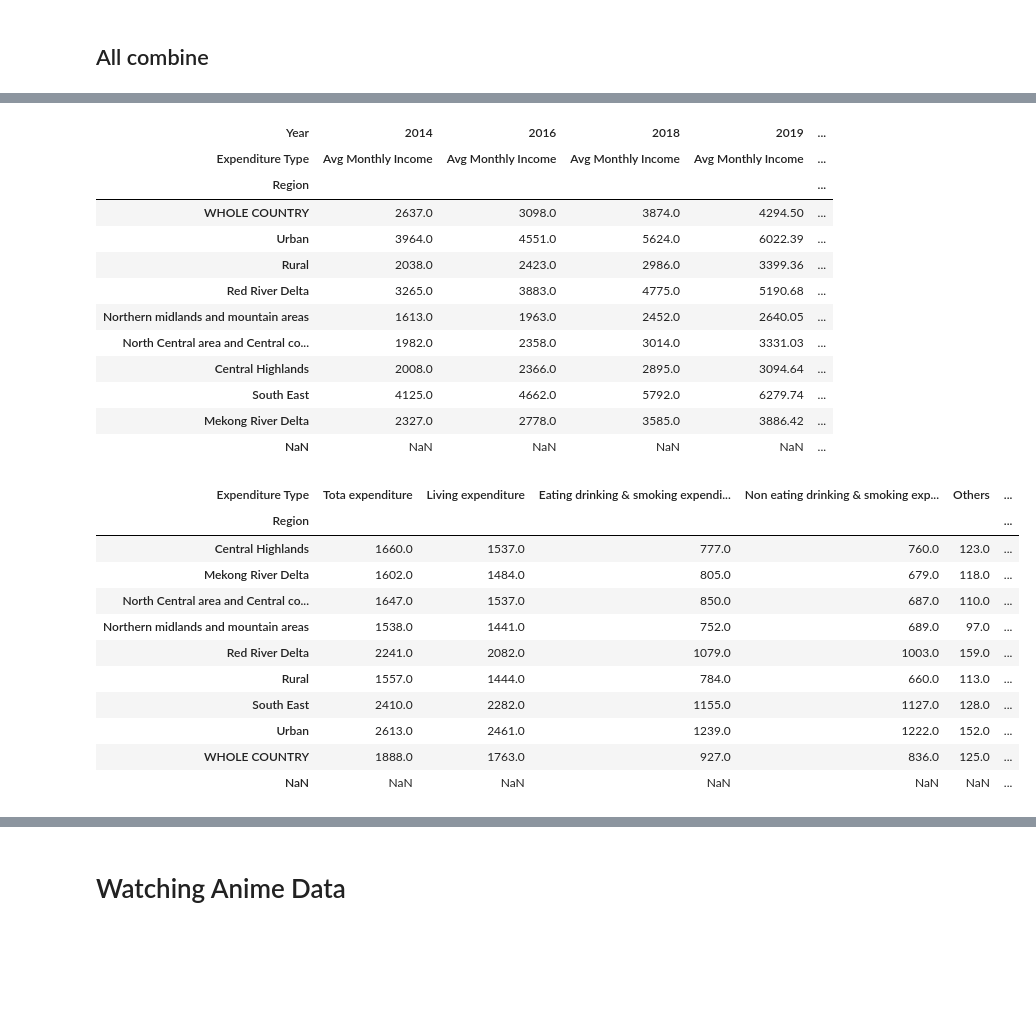
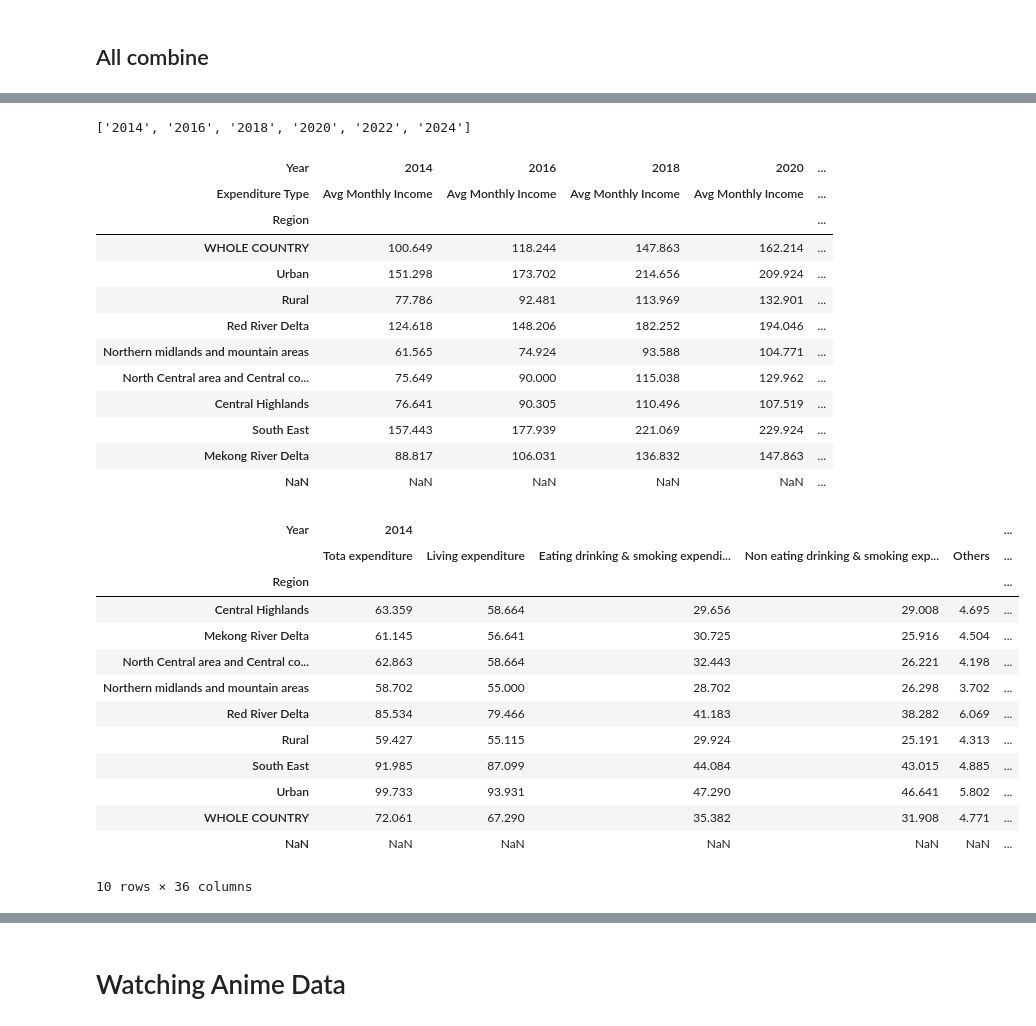
Before and after one commit to quocan91tc/DALAS_Project, a Jupyter notebook: main.ipynb, the cells around one changed output, grey strips where cells are left out. Cells and saved outputs as stored; diff of their text form; code cells hidden in the pictures; blank space fills up the shorter version.

```diff
--- a/main.ipynb
+++ b/main.ipynb
@@ -469,7 +500,7 @@ df_avg_expenditure = df_avg_expenditure.set_index('Region')
 new_columns = [tuple(c.split(' ', 1)) for c in df_avg_expenditure.columns]
 
 # Create the MultiIndex
-df_avg_expenditure.columns = pd.MultiIndex.from_tuples(new_columns, names=['Year', 'Expenditure Type'])
+df_avg_expenditure.columns = pd.MultiIndex.from_tuples(new_columns, names=['Year', 'Stats'])
 
 df_avg_expenditure
 # %% [output]
@@ -497,6 +543,7 @@ np.float64(1239.0)
 df_avg_income = pd.read_csv('data/VN_avg_monthly_income_1424.csv', header=1)
 # Normalize pivot column name
 df_avg_income = df_avg_income.rename(columns={'Residence and region': 'Region'})
+df_avg_income.columns = df_avg_income.columns.str.replace("Prel. ", "")
 
 # Set Region column as index
 df_avg_income = df_avg_income.set_index('Region')
@@ -505,7 +552,7 @@ df_avg_income = df_avg_income.set_index('Region')
 numeric_cols = df_avg_income.select_dtypes(include=np.number).columns
 
 # 2. convert from VND to USD with the rate 1 USD = 26200 VND
-df_avg_income[numeric_cols] = df_avg_income[numeric_cols] * 1000
+df_avg_income[numeric_cols] = np.round(df_avg_income[numeric_cols] * 1000 / 26200, 3)
 
 df_avg_income
 # %% [output]
@@ -550,45 +610,55 @@ df_employed
+# %%
+list_years = list(df_avg_expenditure.columns.get_level_values('Year').unique())
+list_years
+# %% [output]
+['2014', '2016', '2018', '2020', '2022', '2024']
 # %%
 # IMPORTANT: Give a name to this new data type
 new_data_type = 'Avg Monthly Income'
 
 # Create a MultiIndex where the top level is the year and the bottom is our new name
-income_cols = [(year, new_data_type) for year in df_avg_income.columns]
+income_cols = [(year, new_data_type) for year in df_avg_income.columns ]
 df_avg_income.columns = pd.MultiIndex.from_tuples(income_cols, names=['Year', 'Expenditure Type'])
 
+cols_to_keep = [col for col in df_avg_income.columns if col in list_years]
+df_avg_income = df_avg_income[list_years]
+
 df_avg_income
 # %% [output]
-| Year | 2014 | 2016 | 2018 | 2019 | ... |
+| Year | 2014 | 2016 | 2018 | 2020 | ... |
 | Expenditure Type | Avg Monthly Income | Avg Monthly Income | Avg Monthly Income | Avg Monthly Income | ... |
 | Region |  |  |  |  | ... |
-| WHOLE COUNTRY | 2637.0 | 3098.0 | 3874.0 | 4294.50 | ... |
-| Urban | 3964.0 | 4551.0 | 5624.0 | 6022.39 | ... |
-| Rural | 2038.0 | 2423.0 | 2986.0 | 3399.36 | ... |
-| Red River Delta | 3265.0 | 3883.0 | 4775.0 | 5190.68 | ... |
-| Northern midlands and mountain areas | 1613.0 | 1963.0 | 2452.0 | 2640.05 | ... |
-| North Central area and Central co... | 1982.0 | 2358.0 | 3014.0 | 3331.03 | ... |
-| Central Highlands | 2008.0 | 2366.0 | 2895.0 | 3094.64 | ... |
-| South East | 4125.0 | 4662.0 | 5792.0 | 6279.74 | ... |
-| Mekong River Delta | 2327.0 | 2778.0 | 3585.0 | 3886.42 | ... |
+| WHOLE COUNTRY | 100.649 | 118.244 | 147.863 | 162.214 | ... |
+| Urban | 151.298 | 173.702 | 214.656 | 209.924 | ... |
+| Rural | 77.786 | 92.481 | 113.969 | 132.901 | ... |
+| Red River Delta | 124.618 | 148.206 | 182.252 | 194.046 | ... |
+| Northern midlands and mountain areas | 61.565 | 74.924 | 93.588 | 104.771 | ... |
+| North Central area and Central co... | 75.649 | 90.000 | 115.038 | 129.962 | ... |
+| Central Highlands | 76.641 | 90.305 | 110.496 | 107.519 | ... |
+| South East | 157.443 | 177.939 | 221.069 | 229.924 | ... |
+| Mekong River Delta | 88.817 | 106.031 | 136.832 | 147.863 | ... |
 | NaN | NaN | NaN | NaN | NaN | ... |
 # %%
 # --- 4. Join the two DataFrames ---
 # .join() combines the tables side-by-side, aligning them on the 'Region' index
 df_stats = df_avg_expenditure.join(df_avg_income, how='outer')
 # %%
-df_stats['2014']
+df_stats
 # %% [output]
-| Expenditure Type | Tota expenditure | Living expenditure | Eating drinking & smoking expendi... | Non eating drinking & smoking exp... | Others | ... |
+| Year | 2014 |  |  |  |  | ... |
+|  | Tota expenditure | Living expenditure | Eating drinking & smoking expendi... | Non eating drinking & smoking exp... | Others | ... |
 | Region |  |  |  |  |  | ... |
-| Central Highlands | 1660.0 | 1537.0 | 777.0 | 760.0 | 123.0 | ... |
-| Mekong River Delta | 1602.0 | 1484.0 | 805.0 | 679.0 | 118.0 | ... |
-| North Central area and Central co... | 1647.0 | 1537.0 | 850.0 | 687.0 | 110.0 | ... |
-| Northern midlands and mountain areas | 1538.0 | 1441.0 | 752.0 | 689.0 | 97.0 | ... |
-| Red River Delta | 2241.0 | 2082.0 | 1079.0 | 1003.0 | 159.0 | ... |
-| Rural | 1557.0 | 1444.0 | 784.0 | 660.0 | 113.0 | ... |
-| South East | 2410.0 | 2282.0 | 1155.0 | 1127.0 | 128.0 | ... |
-| Urban | 2613.0 | 2461.0 | 1239.0 | 1222.0 | 152.0 | ... |
-| WHOLE COUNTRY | 1888.0 | 1763.0 | 927.0 | 836.0 | 125.0 | ... |
+| Central Highlands | 63.359 | 58.664 | 29.656 | 29.008 | 4.695 | ... |
+| Mekong River Delta | 61.145 | 56.641 | 30.725 | 25.916 | 4.504 | ... |
+| North Central area and Central co... | 62.863 | 58.664 | 32.443 | 26.221 | 4.198 | ... |
+| Northern midlands and mountain areas | 58.702 | 55.000 | 28.702 | 26.298 | 3.702 | ... |
+| Red River Delta | 85.534 | 79.466 | 41.183 | 38.282 | 6.069 | ... |
+| Rural | 59.427 | 55.115 | 29.924 | 25.191 | 4.313 | ... |
+| South East | 91.985 | 87.099 | 44.084 | 43.015 | 4.885 | ... |
+| Urban | 99.733 | 93.931 | 47.290 | 46.641 | 5.802 | ... |
+| WHOLE COUNTRY | 72.061 | 67.290 | 35.382 | 31.908 | 4.771 | ... |
 | NaN | NaN | NaN | NaN | NaN | NaN | ... |
+10 rows × 36 columns
 # %%
 # Drop NaNs
 df_stats = df_stats.dropna()
```
Also changed, not shown: parts of 44 cells of this notebook.
